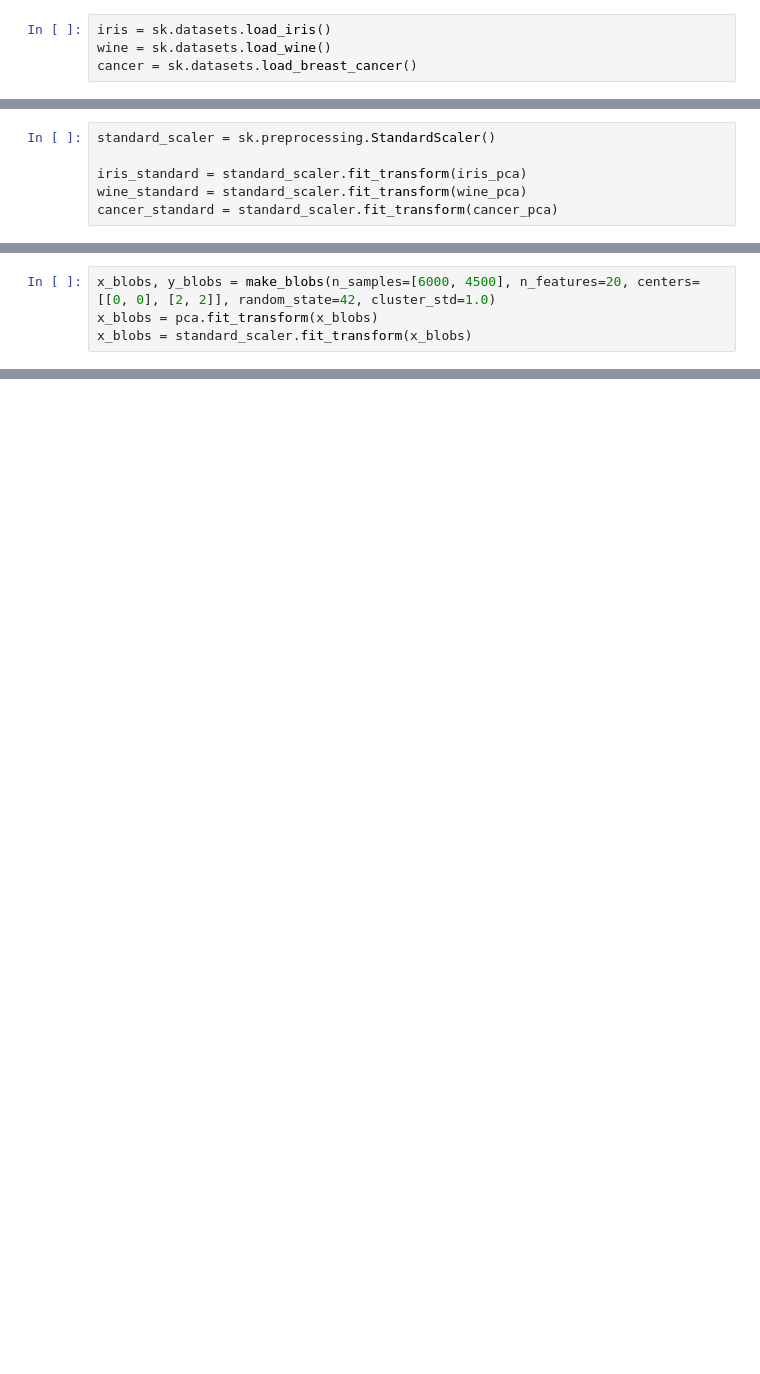
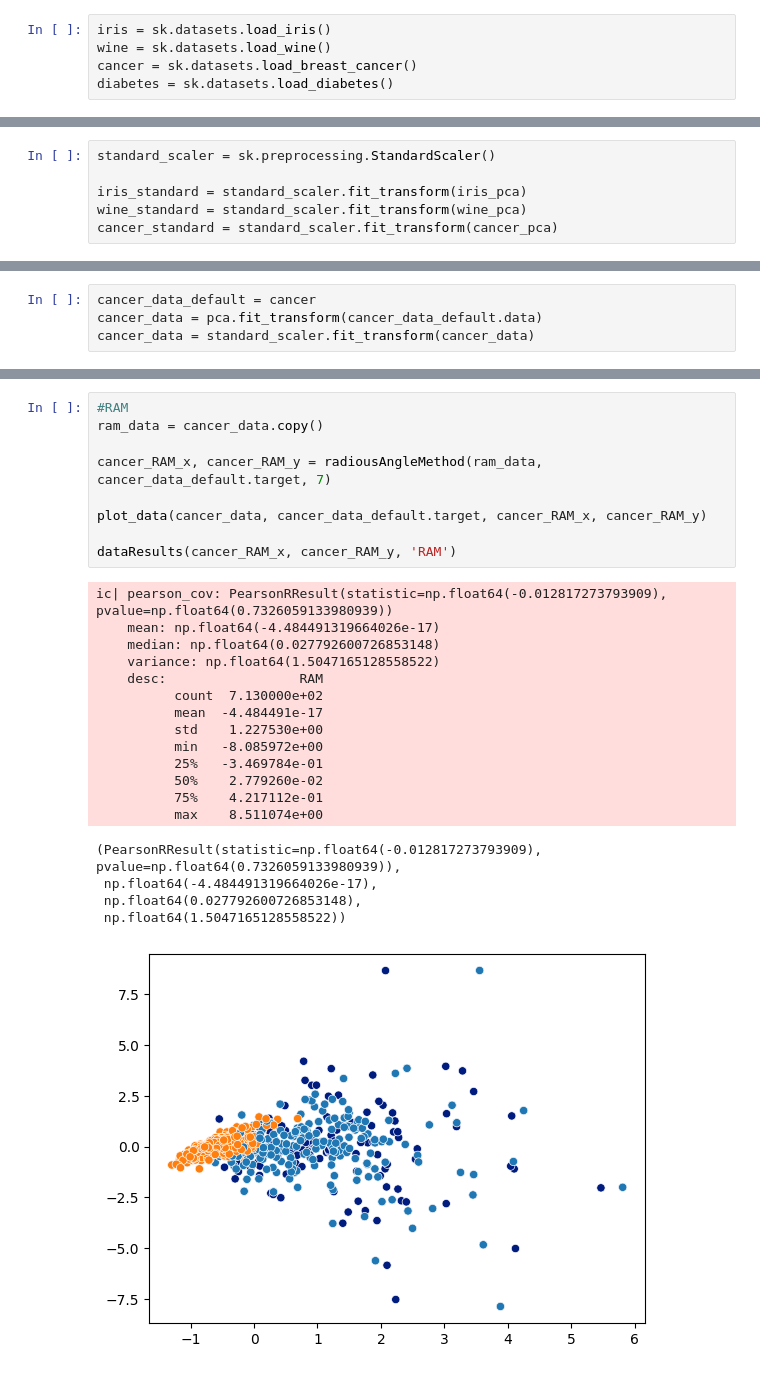
Before and after one commit to Jaromek/radialAngleAugmentation, a Jupyter notebook: wykresy/metodyNumeryczneSprawdzenia.ipynb, the cells around one changed output, grey strips where cells are left out. Cells and saved outputs as stored; diff of their text form; blank space fills up the shorter version.

```diff
--- a/wykresy/metodyNumeryczneSprawdzenia.ipynb
+++ b/wykresy/metodyNumeryczneSprawdzenia.ipynb
@@ -55,3 +26,4 @@ def train_and_evaluate_models(x, y, data_name):
 iris = sk.datasets.load_iris()
 wine = sk.datasets.load_wine()
 cancer = sk.datasets.load_breast_cancer()
+diabetes = sk.datasets.load_diabetes()
@@ -332,4 +46,0 @@ train_and_evaluate_models(cancer_ROS_x, cancer_ROS_y, 'ROS')
-# %%
-x_blobs, y_blobs = make_blobs(n_samples=[6000, 4500], n_features=20, centers=[[0, 0], [2, 2]], random_state=42, cluster_std=1.0)
-x_blobs = pca.fit_transform(x_blobs)
-x_blobs = standard_scaler.fit_transform(x_blobs)
@@ -458,0 +47,4 @@ ic| pearson_cov: PearsonRResult(statistic=np.float64(0.0008549197130074595), pva
+# %%
+cancer_data_default = cancer
+cancer_data = pca.fit_transform(cancer_data_default.data)
+cancer_data = standard_scaler.fit_transform(cancer_data)
@@ -458,0 +74,28 @@ ic| pearson_cov: PearsonRResult(statistic=np.float64(0.0008549197130074595), pva
+# %%
+#RAM
+ram_data = cancer_data.copy()
+
+cancer_RAM_x, cancer_RAM_y = radiousAngleMethod(ram_data, cancer_data_default.target, 7)
+
+plot_data(cancer_data, cancer_data_default.target, cancer_RAM_x, cancer_RAM_y)
+
+dataResults(cancer_RAM_x, cancer_RAM_y, 'RAM')
+# %% [output]
+ic| pearson_cov: PearsonRResult(statistic=np.float64(-0.012817273793909), pvalue=np.float64(0.7326059133980939))
+    mean: np.float64(-4.484491319664026e-17)
+    median: np.float64(0.027792600726853148)
+    variance: np.float64(1.5047165128558522)
+    desc:                 RAM
+          count  7.130000e+02
+          mean  -4.484491e-17
+          std    1.227530e+00
+          min   -8.085972e+00
+          25%   -3.469784e-01
+          50%    2.779260e-02
+          75%    4.217112e-01
+          max    8.511074e+00
+(PearsonRResult(statistic=np.float64(-0.012817273793909), pvalue=np.float64(0.7326059133980939)),
+ np.float64(-4.484491319664026e-17),
+ np.float64(0.027792600726853148),
+ np.float64(1.5047165128558522))
+[figure, added]
```
Also changed, not shown: parts of 42 cells of this notebook, 25 other files.
